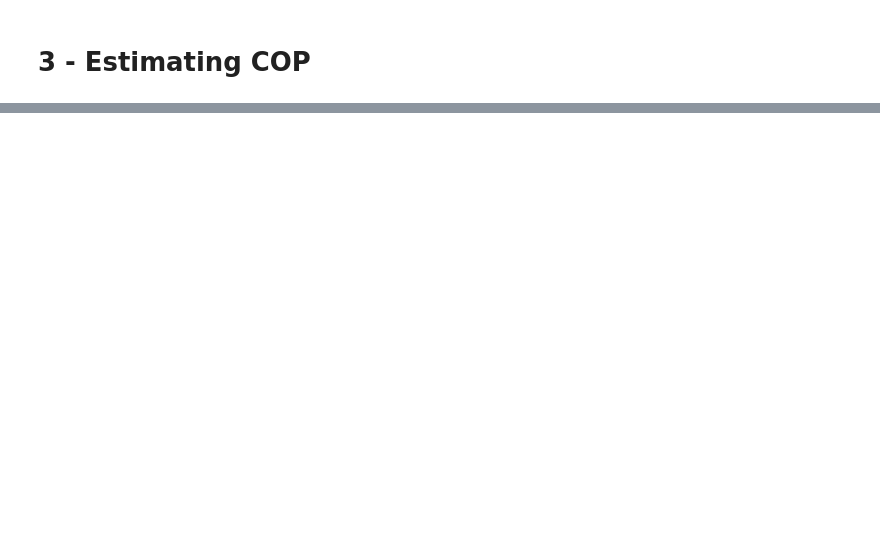
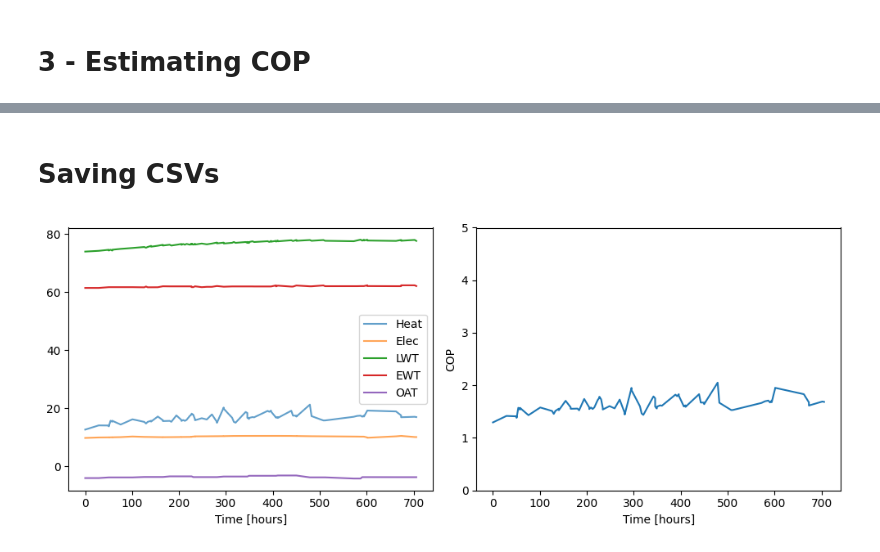
Before and after one commit to thegridelectric/gridworks-journalkeeper, a Jupyter notebook: src/gjk/data_processing/estimating_COP.ipynb, the cells around one changed output, grey strips where cells are left out. Drawn from its saved outputs; the diff is of its cells as text; code cells hidden in the pictures; blank space fills up the shorter version.

Commit message:
Ready to collect data for COP regression

```diff
--- a/src/gjk/data_processing/estimating_COP.ipynb
+++ b/src/gjk/data_processing/estimating_COP.ipynb
@@ -267,0 +257,10 @@ plt.show()
+# %%
+try:
+    from weather import get_temp
+    oat = []
+    for hour in range(int((end-start).total_hours())):
+        print(f"Finding weather at {start.add(hours=hour)}...")
+        oat.append(get_temp(start.add(hours=hour)))
+except:
+    print("Couldn't get Herbie weather for all points")
+    oat = []
@@ -267,0 +283,22 @@ plt.show()
+# %%
+# Add the herbie OAT
+if oat:
+    hour_bins = [-1]+list(range(1,int(max(final.time))+2,1))
+    final['oat_herbie'] = pd.cut(final['time'], bins=hour_bins, labels=oat, ordered=False)
+
+# Add the gridworks OAT
+df_oat = pd.DataFrame({'time': oat_times, 'oat': oat_values})
+final = pd.merge_asof(final, df_oat, on='time')
+final = final.round(3)
+
+# Bring back to datetime
+initial_time = start_ms/1000
+final['time_dt'] = final.time*3600 + initial_time
+final['time_dt'] = pd.to_datetime(final['time_dt'], unit='s')
+
+if 'oat_herbie' in final.columns:
+    final = final[['time_dt', 'time', 'oat', 'oat_herbie', 'ewt', 'lwt', 'delta_t', 'flowrate', 'odu', 'idu', 'Q_HP', 'W_HP', 'COP']]
+else:
+    final = final[['time_dt', 'time', 'oat', 'ewt', 'lwt', 'delta_t', 'flowrate', 'odu', 'idu', 'Q_HP', 'W_HP', 'COP']]
+
+display(final)
@@ -267,0 +319,2 @@ plt.show()
+# %% [markdown]
+# Saving CSVs
@@ -267,0 +367,4 @@ plt.show()
+# %%
+crop(0.9, 1.1, save=False)
+# %% [output]
+[figure, added]
```
Also changed, not shown: parts of 12 cells of this notebook, 1 other file.
